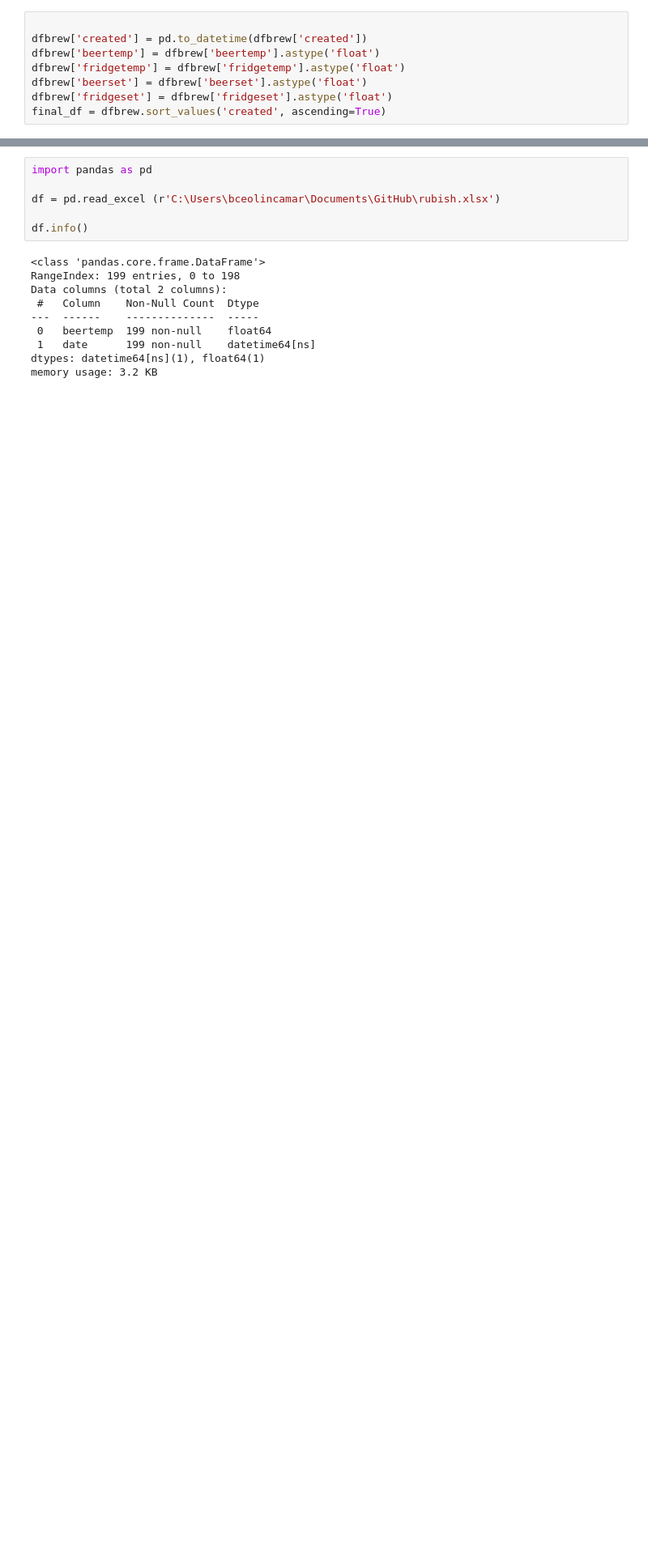
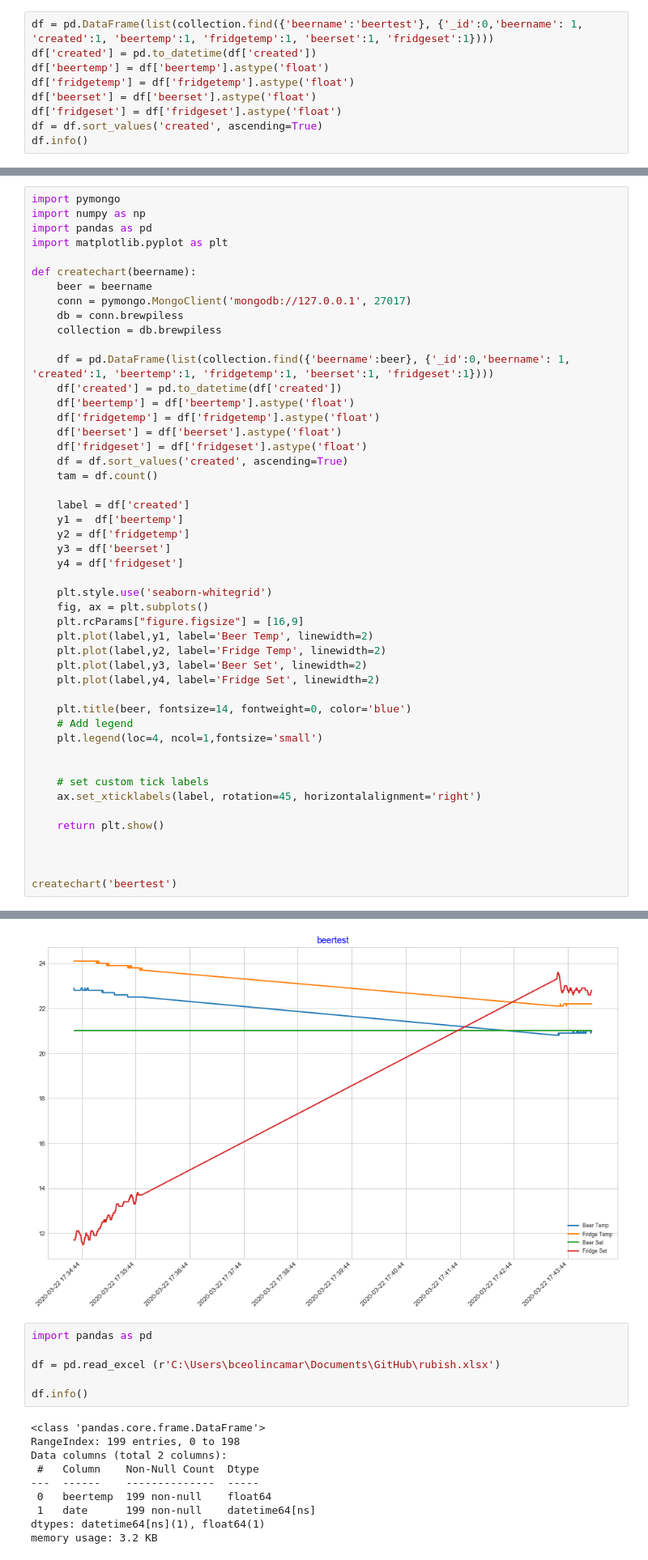
Before and after one commit to bceolincamargo/homebrew, a Jupyter notebook: Chart_Example.ipynb, the cells around one changed output, grey strips where cells are left out. Shown: that part at 81% size. Drawn from its saved outputs; the diff is of its cells as text; blank space fills up the shorter version.

Commit message:
editing history charts

```diff
--- a/Chart_Example.ipynb
+++ b/Chart_Example.ipynb
@@ -71,8 +115,9 @@ dfbrew.head()
 # %%
-
-dfbrew['created'] = pd.to_datetime(dfbrew['created'])
-dfbrew['beertemp'] = dfbrew['beertemp'].astype('float')
-dfbrew['fridgetemp'] = dfbrew['fridgetemp'].astype('float')
-dfbrew['beerset'] = dfbrew['beerset'].astype('float')
-dfbrew['fridgeset'] = dfbrew['fridgeset'].astype('float')
-final_df = dfbrew.sort_values('created', ascending=True)
+df = pd.DataFrame(list(collection.find({'beername':'beertest'}, {'_id':0,'beername': 1, 'created':1, 'beertemp':1, 'fridgetemp':1, 'beerset':1, 'fridgeset':1})))
+df['created'] = pd.to_datetime(df['created'])
+df['beertemp'] = df['beertemp'].astype('float')
+df['fridgetemp'] = df['fridgetemp'].astype('float')
+df['beerset'] = df['beerset'].astype('float')
+df['fridgeset'] = df['fridgeset'].astype('float')
+df = df.sort_values('created', ascending=True)
+df.info()
@@ -114,0 +138,49 @@ plt.show()
+# %%
+import pymongo
+import numpy as np
+import pandas as pd
+import matplotlib.pyplot as plt
+
+def createchart(beername):
+    beer = beername
+    conn = pymongo.MongoClient('mongodb://127.0.0.1', 27017)
+    db = conn.brewpiless
+    collection = db.brewpiless
+
+    df = pd.DataFrame(list(collection.find({'beername':beer}, {'_id':0,'beername': 1, 'created':1, 'beertemp':1, 'fridgetemp':1, 'beerset':1, 'fridgeset':1})))
+    df['created'] = pd.to_datetime(df['created'])
+    df['beertemp'] = df['beertemp'].astype('float')
+    df['fridgetemp'] = df['fridgetemp'].astype('float')
+    df['beerset'] = df['beerset'].astype('float')
+    df['fridgeset'] = df['fridgeset'].astype('float')
+    df = df.sort_values('created', ascending=True)
+    tam = df.count()
+
+    label = df['created']
+    y1 =  df['beertemp']
+    y2 = df['fridgetemp']
+    y3 = df['beerset']
+    y4 = df['fridgeset']
+
+    plt.style.use('seaborn-whitegrid')
+    fig, ax = plt.subplots()
+    plt.rcParams["figure.figsize"] = [16,9]
+    plt.plot(label,y1, label='Beer Temp', linewidth=2)
+    plt.plot(label,y2, label='Fridge Temp', linewidth=2)
+    plt.plot(label,y3, label='Beer Set', linewidth=2)
+    plt.plot(label,y4, label='Fridge Set', linewidth=2)
+
+    plt.title(beer, fontsize=14, fontweight=0, color='blue')
+    # Add legend
+    plt.legend(loc=4, ncol=1,fontsize='small')
+
+
+    # set custom tick labels
+    ax.set_xticklabels(label, rotation=45, horizontalalignment='right')
+
+    return plt.show()
+
+
+
+createchart('beertest')
+# %% [output]
@@ -115,3 +194,4 @@ plt.show()
+[figure, added]
 # %%
 import pandas as pd
 
```
Also changed, not shown: parts of 16 cells of this notebook, 4 other files.
